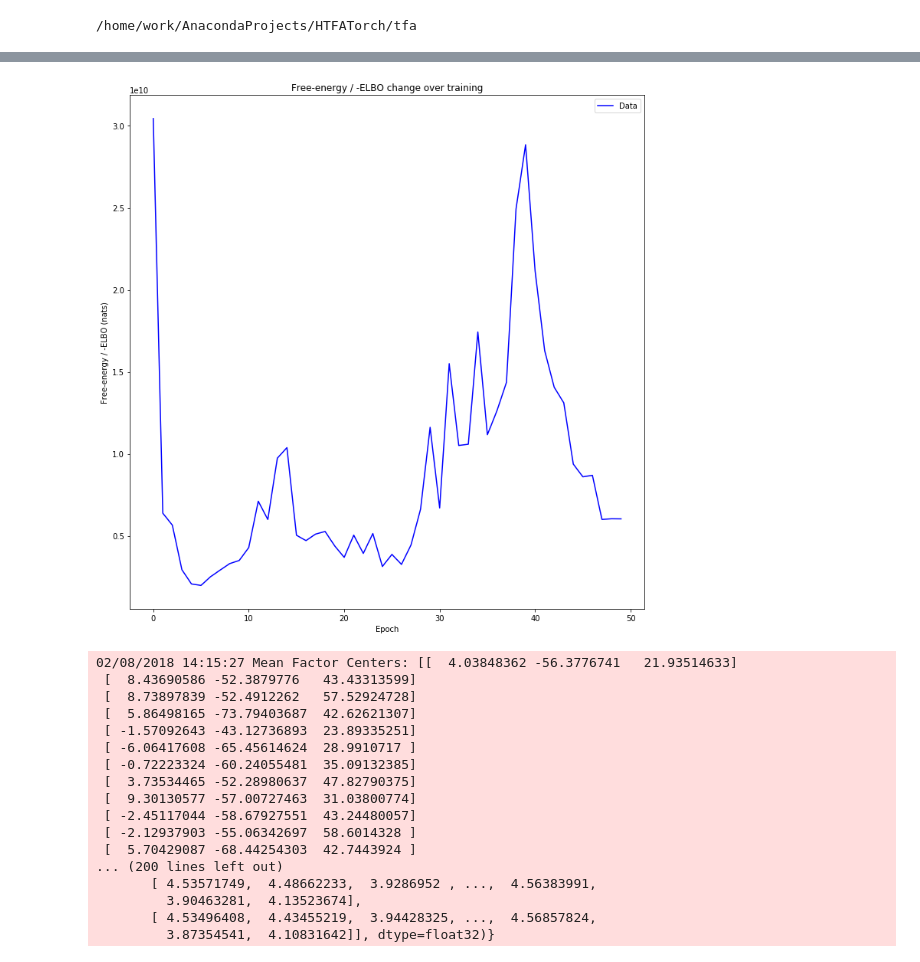
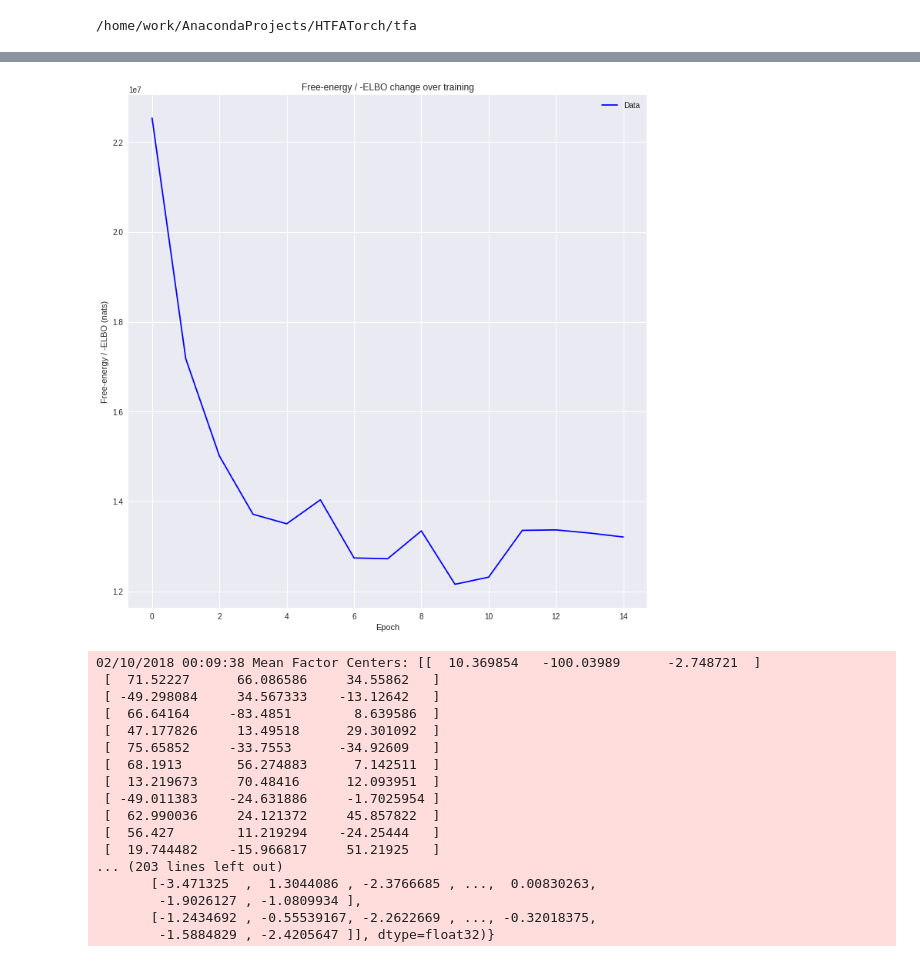
Before and after one commit to neu-pml/HTFATorch, a Jupyter notebook: notebooks/example_tfa.ipynb, the cells around one changed output, grey strips where cells are left out. Drawn from its saved outputs; the diff is of its cells as text; code cells hidden in the pictures.

Commit message:
notebooks/example_tfa: try the notebook on a nii file
Signed-off-by: esennesh <elisennesh@gmail.com>

```diff
--- a/notebooks/example_tfa.ipynb
+++ b/notebooks/example_tfa.ipynb
@@ -8,8 +8,8 @@ import logging
 import tfa as TFA
 import utils
 # %%
-tfa = TFA.TopographicalFactorAnalysis('../notebooks/s0.mat', num_factors=50)
-losses = tfa.train(num_steps=50, log_level=logging.INFO)
+tfa = TFA.TopographicalFactorAnalysis('/home/work/AnacondaProjects/HTFATorch/data/pieman_data/sub-001-task-intact1.nii', num_factors=50)
+losses = tfa.train(num_steps=15, log_level=logging.INFO)
 
 utils.plot_losses(losses)
 
@@ -38,21 +36,21 @@ logging.info(results)
-[figure, old version]
+[figure, new version]
-02/08/2018 14:15:27 Mean Factor Centers: [[  4.03848362 -56.3776741   21.93514633]
- [  8.43690586 -52.3879776   43.43313599]
- [  8.73897839 -52.4912262   57.52924728]
- [  5.86498165 -73.79403687  42.62621307]
- [ -1.57092643 -43.12736893  23.89335251]
- [ -6.06417608 -65.45614624  28.9910717 ]
- [ -0.72223324 -60.24055481  35.09132385]
- [  3.73534465 -52.28980637  47.82790375]
- [  9.30130577 -57.00727463  31.03800774]
- [ -2.45117044 -58.67927551  43.24480057]
- [ -2.12937903 -55.06342697  58.6014328 ]
- [  5.70429087 -68.44254303  42.7443924 ]
-... (200 lines left out)
-       [ 4.53571749,  4.48662233,  3.9286952 , ...,  4.56383991,
-         3.90463281,  4.13523674],
-       [ 4.53496408,  4.43455219,  3.94428325, ...,  4.56857824,
-         3.87354541,  4.10831642]], dtype=float32)}
+02/10/2018 00:09:38 Mean Factor Centers: [[  10.369854   -100.03989      -2.748721  ]
+ [  71.52227      66.086586     34.55862   ]
+ [ -49.298084     34.567333    -13.12642   ]
+ [  66.64164     -83.4851        8.639586  ]
+ [  47.177826     13.49518      29.301092  ]
+ [  75.65852     -33.7553      -34.92609   ]
+ [  68.1913       56.274883      7.142511  ]
+ [  13.219673     70.48416      12.093951  ]
+ [ -49.011383    -24.631886     -1.7025954 ]
+ [  62.990036     24.121372     45.857822  ]
+ [  56.427        11.219294    -24.25444   ]
+ [  19.744482    -15.966817     51.21925   ]
+... (203 lines left out)
+       [-3.471325  ,  1.3044086 , -2.3766685 , ...,  0.00830263,
+        -1.9026127 , -1.0809934 ],
+       [-1.2434692 , -0.55539167, -2.2622669 , ..., -0.32018375,
+        -1.5884829 , -2.4205647 ]], dtype=float32)}
 # %%
 import hypertools as hyp
 import numpy as np
```
Also changed, not shown: parts of 2 cells of this notebook.
